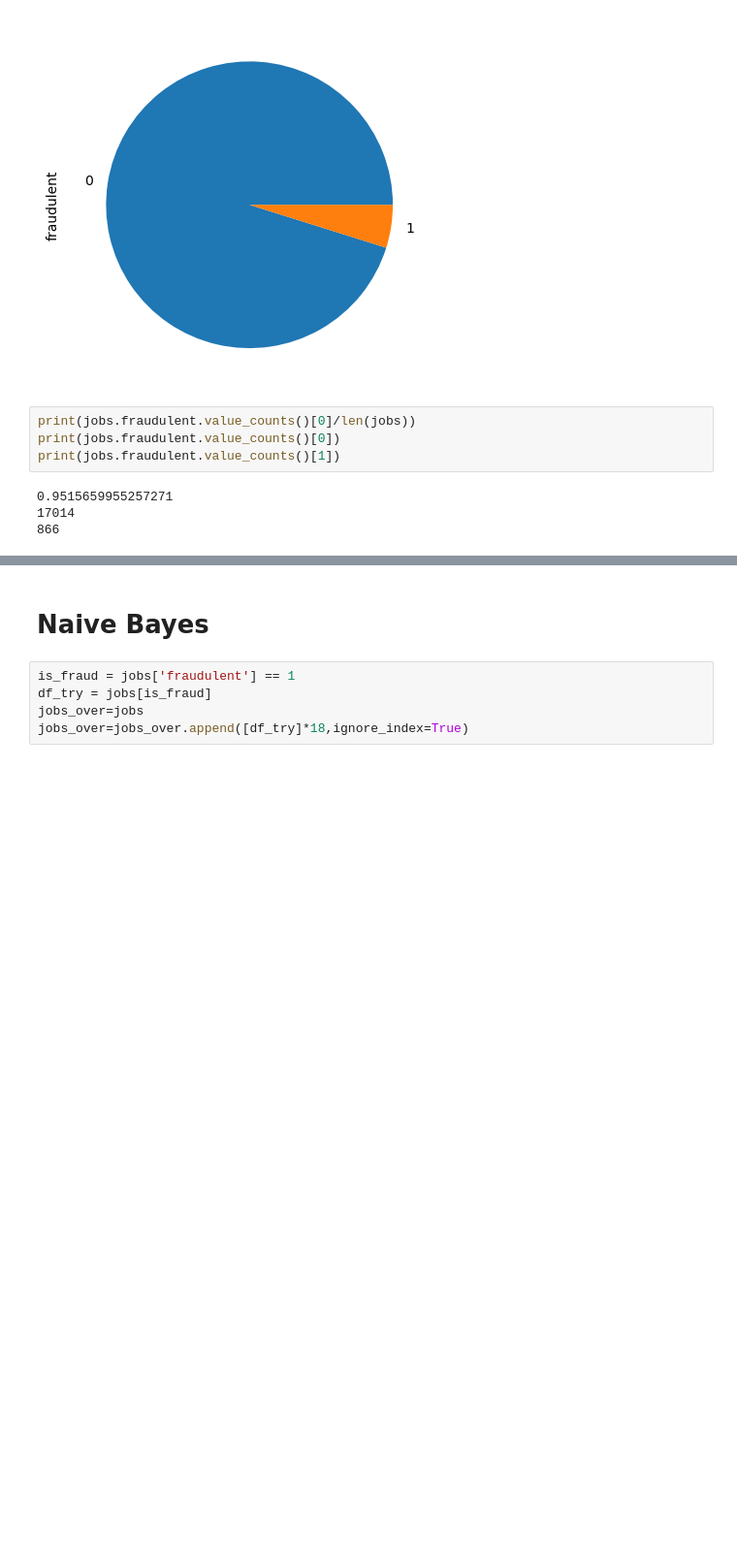
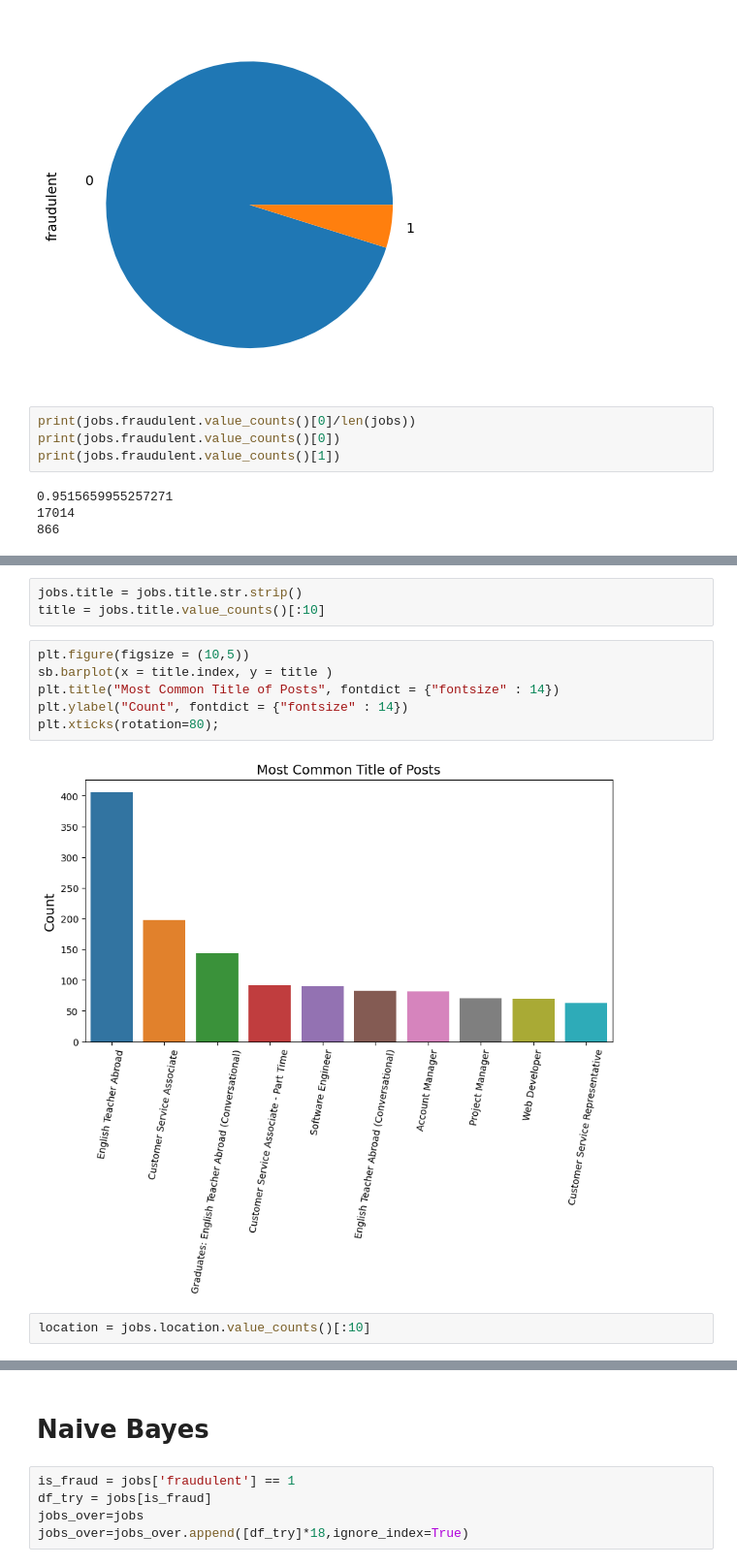
Before and after one commit to Koppanye/Data-mining-2022, a Jupyter notebook: Adatbányászat.ipynb, the cells around one changed output, grey strips where cells are left out. Shown at 97% size. Drawn from its saved outputs; the diff is of its cells as text; blank space fills up the shorter version.

```diff
--- a/Adatbányászat.ipynb
+++ b/Adatbányászat.ipynb
@@ -63,0 +85,13 @@ print(jobs.fraudulent.value_counts()[1])
+# %%
+jobs.title = jobs.title.str.strip()
+title = jobs.title.value_counts()[:10]
+# %%
+plt.figure(figsize = (10,5))
+sb.barplot(x = title.index, y = title )
+plt.title("Most Common Title of Posts", fontdict = {"fontsize" : 14})
+plt.ylabel("Count", fontdict = {"fontsize" : 14})
+plt.xticks(rotation=80);
+# %% [output]
+[figure, added]
+# %%
+location = jobs.location.value_counts()[:10]
```
Also changed, not shown: parts of 40 cells of this notebook.
